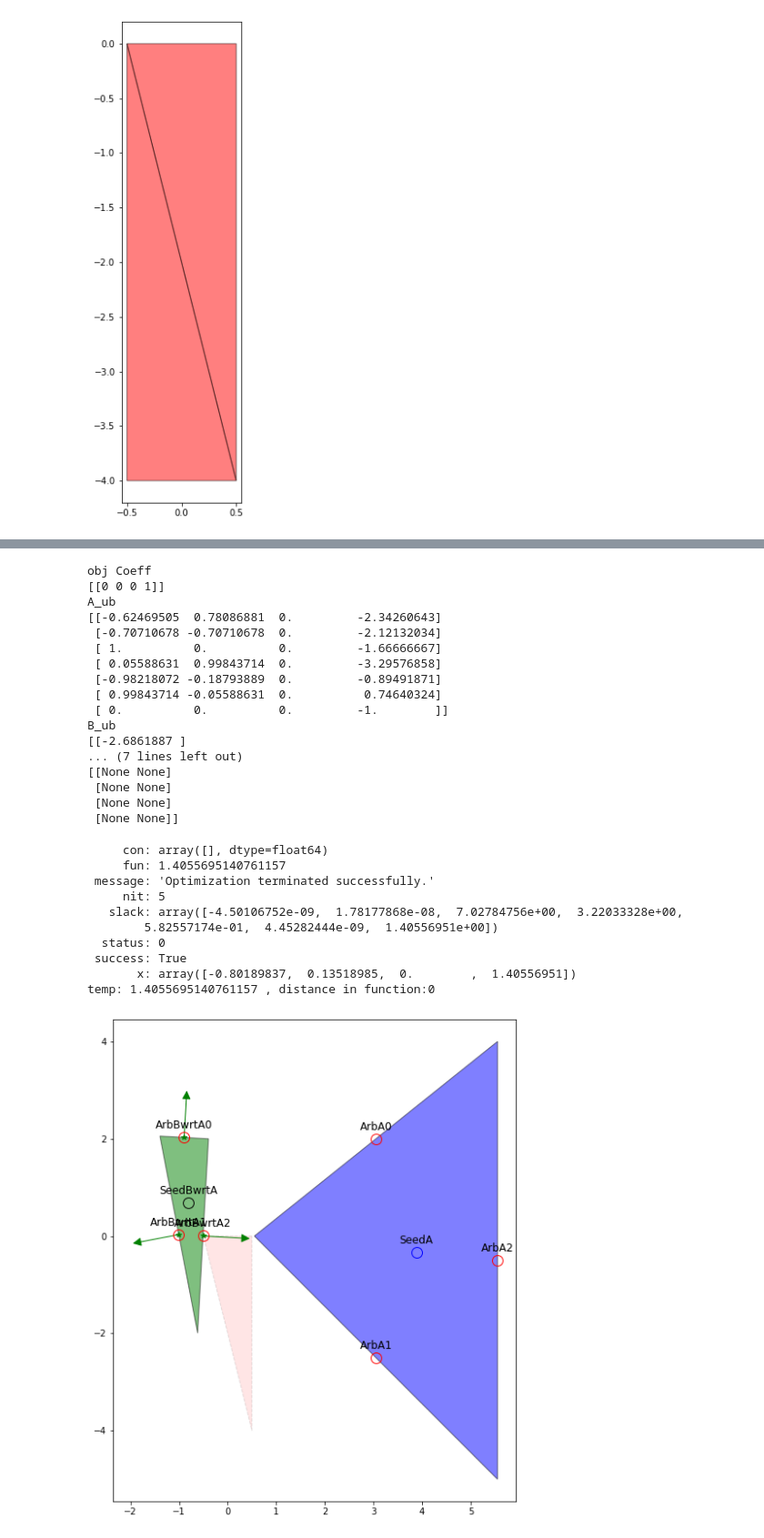
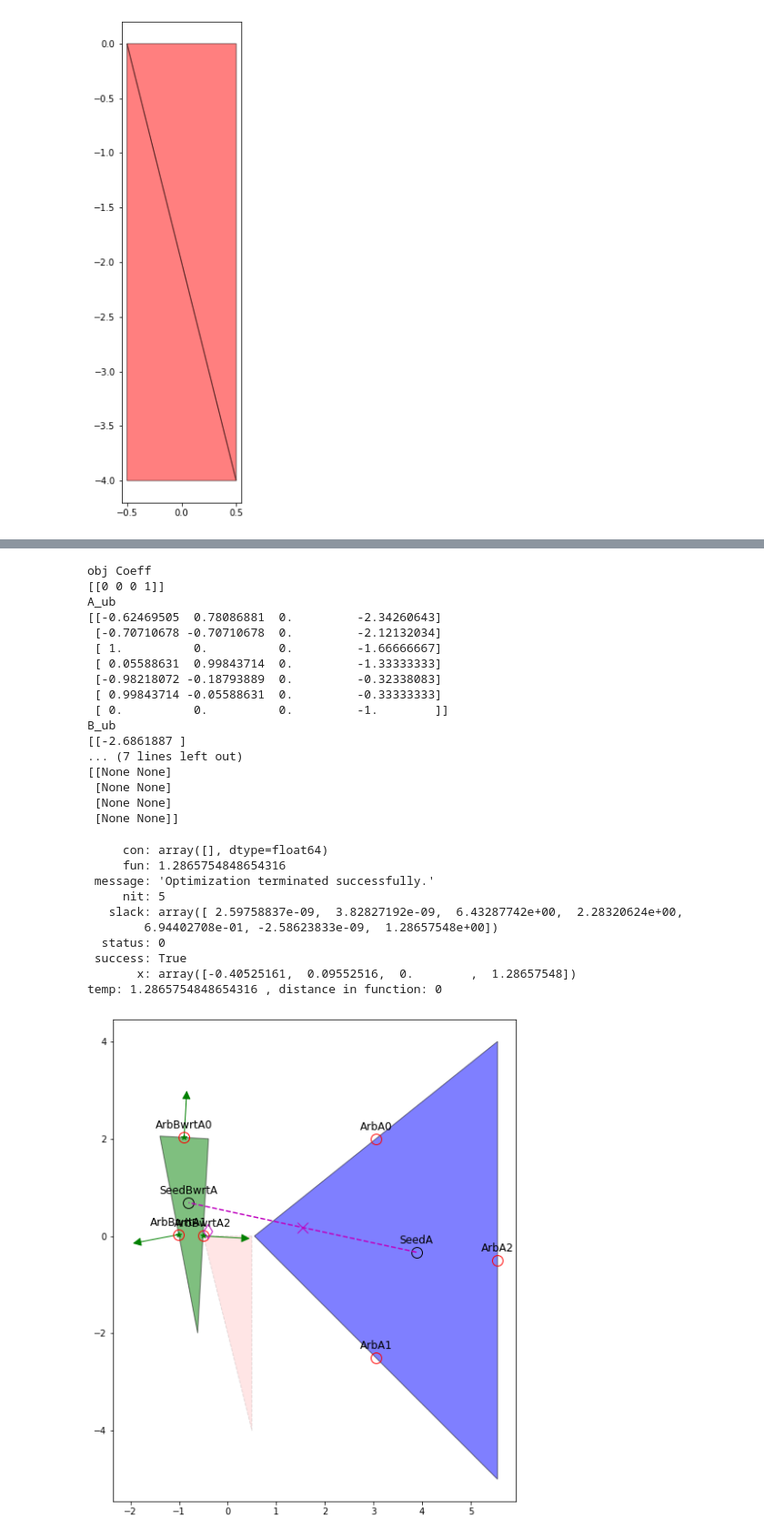
Before and after one commit to fernardz/ContactStateGeneration, a Jupyter notebook: Pt1 Contact States/Investigation.ipynb, the cells around one changed output, grey strips where cells are left out. Shown at 91% size. Saved outputs shown, nothing was run; the diff lists cells and outputs as text; code cells hidden in the pictures.

Commit message:
correct calculation and demo of growth distance

```diff
--- a/Pt1 Contact States/Investigation.ipynb
+++ b/Pt1 Contact States/Investigation.ipynb
@@ -708,7 +709,7 @@ for n, x in enumerate(subObjsA[0]['Arb']):
               ha='center', xytext=(0, 10), fontsize=12)
 
 for pt, vc in zip(subObjsA[0]['Arb'], subObjsA[0]['Normals']):
-  ax.add_patch(plot_vector_from_point(pt, -vc, 20, 'g', 'g', 6))
+  ax.add_patch(plot_vector_from_point(pt, vc, 20, 'g', 'g', 6))
 
 ax.add_patch(patch)
 ax.autoscale_view()
@@ -741,9 +742,7 @@ FaceNumA=len(gdVertA)
 FaceNumB=len(gdVertB)
 # %%
 #Initial Guesses for our GD and combine into the right shape
-mid_pt = (gdSeedA-gdSeedBwrtA)/2
 GD=1.0
-x0=np.append(mid_pt,1.0)
 
 # Number of constraints we need
 ConNum=FaceNumA+FaceNumB+1
@@ -766,7 +765,7 @@ for arb, Nrm in zip(gdArbA, gdNormalsA):
 for arb, Nrm in zip(gdArbBwrtA, gdNormalsBwrtA):
   arb_b = np.append(arb, 0)
   nrm_b=np.append(Nrm, 0)
-  seed_b=np.append(gdSeedB,0)
+  seed_b=np.append(gdSeedBwrtA,0)
   temp=-np.dot(arb_b-seed_b, nrm_b)
   conCoeff.append([nrm_b[0],nrm_b[1],nrm_b[2], temp])
   conB.append(np.dot(seed_b, nrm_b))
@@ -774,7 +773,7 @@ for arb, Nrm in zip(gdArbBwrtA, gdNormalsBwrtA):
 conCoeff.append([0,0,0,-1])
 conB.append(0)
 
-bounds = [(None, None) for x in range(1, len(x0)+2)]
+bounds = [(None, None) for x in range(1, 4+1)]
 
 print('obj Coeff')
 print(np.matrix(objCoeff))
@@ -794,9 +793,9 @@ A_ub
 [[-0.62469505  0.78086881  0.         -2.34260643]
  [-0.70710678 -0.70710678  0.         -2.12132034]
  [ 1.          0.          0.         -1.66666667]
- [ 0.05588631  0.99843714  0.         -3.29576858]
- [-0.98218072 -0.18793889  0.         -0.89491871]
- [ 0.99843714 -0.05588631  0.          0.74640324]
+ [ 0.05588631  0.99843714  0.         -1.33333333]
+ [-0.98218072 -0.18793889  0.         -0.32338083]
+ [ 0.99843714 -0.05588631  0.         -0.33333333]
  [ 0.          0.          0.         -1.        ]]
 B_ub
 [[-2.6861887 ]
@@ -820,57 +819,66 @@ if temp<=1:
 else:
   gdDistance=0
 
+fscale=temp
+
 print('temp: {} , distance in function: {}'.format(temp, gdDistance))
 # %% [output]
      con: array([], dtype=float64)
-     fun: 1.4055695140761157
+     fun: 1.2865754848654316
  message: 'Optimization terminated successfully.'
      nit: 5
-   slack: array([-4.50106752e-09,  1.78177868e-08,  7.02784756e+00,  3.22033328e+00,
-        5.82557174e-01,  4.45282444e-09,  1.40556951e+00])
+   slack: array([ 2.59758837e-09,  3.82827192e-09,  6.43287742e+00,  2.28320624e+00,
+        6.94402708e-01, -2.58623833e-09,  1.28657548e+00])
   status: 0
  success: True
-       x: array([-0.80189837,  0.13518985,  0.        ,  1.40556951])
-temp: 1.4055695140761157 , distance in function:0
+       x: array([-0.40525161,  0.09552516,  0.        ,  1.28657548])
+temp: 1.2865754848654316 , distance in function: 0
 # %%
 fig, ax = plt.subplots(figsize=(10, 10))
 
 polyA = PolygonPatch(Polygon(gdVertA), fc="b", alpha=0.5)
+
 polyB = PolygonPatch(Polygon(gdVertB), fc="r", alpha=0.1, ls='--')
 
 polyBwrtA = PolygonPatch(Polygon(gdVertBwrtA), fc="g", alpha=0.5)
-
 ax.add_patch(polyA)
 ax.add_patch(polyB)
 ax.add_patch(polyBwrtA)
 
 ax.plot(gdSeedBwrtA[0], gdSeedBwrtA[1], 'ok', markersize=12,  mfc='none')
 
-ax.plot(gdSeedA[0], gdSeedA[1], 'ob', markersize=12, mfc='none')
+ax.plot(gdSeedA[0], gdSeedA[1], 'ok', markersize=12, mfc='none')
 
 ax.annotate('SeedA', tuple(gdSeedA), textcoords="offset points",
             ha='center', xytext=(0, 10), fontsize=12)
 
 ax.annotate('SeedBwrtA', tuple(gdSeedBwrtA), textcoords="offset points",
             ha='center', xytext=(0, 10), fontsize=12)
 
 
 ax.plot(np.reshape(gdArbBwrtA, (3, 2))[:, 0], np.reshape(gdArbBwrtA, (3, 2))[:, 1], '*g')
 
 for pt, vc in zip(gdArbBwrtA, gdNormalsBwrtA):
   ax.add_patch(plot_vector_from_point(pt, vc, 20, 'g', 'g'))
 
 for n, x in enumerate(gdArbA):
   ax.plot(x[0], x[1], 'or', markersize=12, mfc='none')
   ax.annotate('ArbA{}'.format(n), tuple(x), textcoords="offset points",
               ha='center', xytext=(0, 10), fontsize=12)
 
 for n, x in enumerate(gdArbBwrtA):
   ax.plot(x[0], x[1], 'or', markersize=12, mfc='none')
   ax.annotate('ArbBwrtA{}'.format(n), tuple(x), textcoords="offset points",
               ha='center', xytext=(0, 10), fontsize=12)
 
-ax.autoscale_view()
+ax.plot(res.x[0],res.x[1],'dm', mfc='none', markersize=12)
+midpoint=(seed_a+seed_b)/2
+
+x0s = np.array([seed_a, seed_b]).reshape(2, 3)[:, 0]
+y0s = np.array([seed_a, seed_b]).reshape(2, 3)[:, 1]
+ax.plot(midpoint[0], midpoint[1], 'xm', mfc='none', markersize=12)
+ax.plot(x0s, y0s,'--m')
+
 ax.set_aspect('equal', 'box')
 # %% [output]
-[figure, old version]
+[figure, new version]
```
Also changed, not shown: parts of 8 cells of this notebook.
